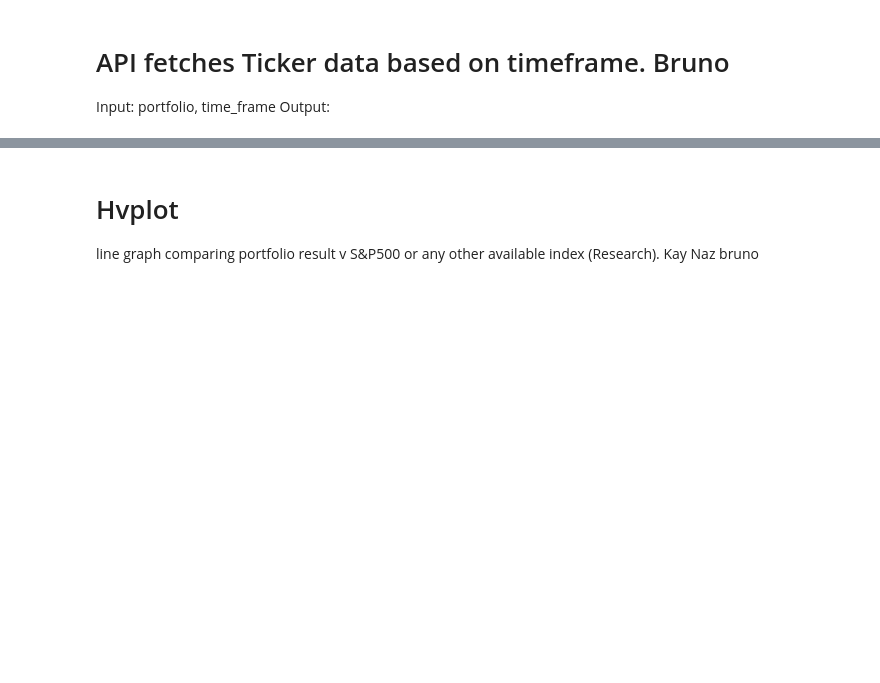
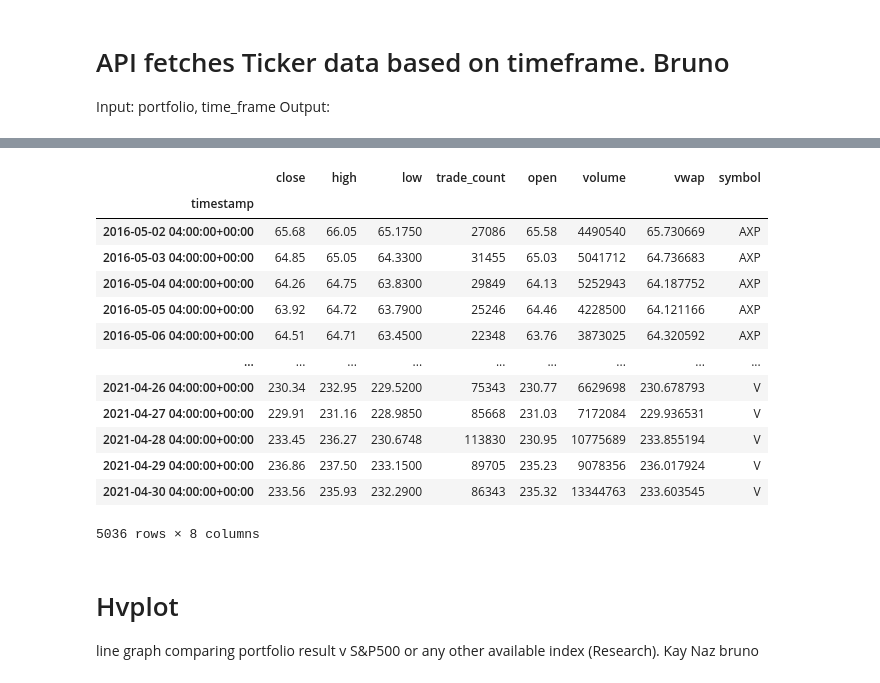
Before and after one commit to Bru-sic/TeamProj01, a Jupyter notebook: Code/main.ipynb, the cells around one changed output, grey strips where cells are left out. Drawn from its saved outputs; the diff is of its cells as text; code cells hidden in the pictures; blank space fills up the shorter version.

Commit message:
Read trading data

```diff
--- a/Code/main.ipynb
+++ b/Code/main.ipynb
@@ -24,12 +67,25 @@ import json
 # Initialise general global variables
 # %%
 # Intialise the makeup of the portfolio.
+# *** Nice to have: read the portfolio from a csv or database or a GUI (which then save to a csv or database)
 
-portfolio = [  # Initialise the portfolio composition.  *** Nice to have: read the portfolio from a csv or database or a GUI (which then save to a csv or database)
-#    ["Ticker", "Shares", "Buy Price"],   Ticker Code, Number of Shares Owned, Original Purchase Price per share
+# Column names for the portfolio dataframe
+column_names =     ["Ticker Code", "Qty Owned", "Buy Price", "Purchase Date"]       # Ticker Code, Quantity of Shares Owned, Original Purchase Price per share, Purchase Date
 
+portfolio_list = [
+# Set your portfolio contents here...
+#                  ** Ticker **  Qty   **  Buy   **  Purchase Date **
+#                  ** Code   **  Owned **  Price **  YYYY-MM-DD    **
+                   [ "V",       123.0,    44.32,    "2021-11-10"   ],
+                   [ "USB",      59.0,    43.11,    "2021-11-15"   ],
+                   [ "USB",      90.0,    42.67,    "2021-11-16"   ],
+                   [ "AXP",     234.0,    12.43,    "2020-07-22"   ],
+                   [ "MA",      115.0,    11.01,    "2020-08-25"   ],
+                   [ "MA",      112.0,    12.15,    "2020-08-28"   ]
 ]
 
+# Initialise the portfolio composition.
+portfolio_df = pd.DataFrame(portfolio_list, columns=column_names) # Note we may have multiple entried for the same stock so we can't index the Ticker Code.
+
 currency_code = "USD"            # Set the default currency code which we will be working with.  *** Nice to have: include multi-currency support and currency conversion.
-
 base_market_index_code = "SPY"   # Set the market index code to be used for comparative purposes against the portfolio.  *** Nice to have: user selects from a list
@@ -35,0 +102,4 @@ base_market_index_code = "SPY"   # Set the market index code to be used for comp
+# %%
+# Create a ticker list without duplicates from our portofolio
+ticker_list = portfolio_df["Ticker Code"].unique()
+ticker_list
@@ -64,3 +193,16 @@ def my_function2 ( p1 ):
+# %%
+# Function: get_stock_history ( ticker_list, start_date, end_date )
+# Purpose: Fetches the historical trading data for the specified stock(s).
+# Inputs:
+#   ticker_list: list of ticker symbols e.g. ["ABC", "DEF", "GHI"]
+#   start_date: oldest date in the data range to fetch
+#   end_date:   most recent date in the data range to fetch
+# Outputs:
+#   returns a data frame of historical trading data as per alpaca_api.get_bars format
+
+def get_stock_history ( ticker_list, start_date, end_date ):
+    timeframe = "1Day"
+    return alpaca_api.get_bars( ticker_list, timeframe, start = start_date, end = end_date ).df
 # %% [markdown]
 ## Function 3
 # %%
@@ -109,3 +382,25 @@ Output:
+# %%
+# Get all historical trading data for all stocks
+start_date = pd.Timestamp('2016-05-01', tz='America/New_York').isoformat()
+end_date = pd.Timestamp('2021-05-01', tz='America/New_York').isoformat()
+
+all_historical_data_df = get_stock_history( ticker_list, start_date, end_date )
+all_historical_data_df
+# %% [output]
+|  | close | high | low | trade_count | open | volume | vwap | symbol |
+| timestamp |  |  |  |  |  |  |  |  |
+| 2016-05-02 04:00:00+00:00 | 65.68 | 66.05 | 65.1750 | 27086 | 65.58 | 4490540 | 65.730669 | AXP |
+| 2016-05-03 04:00:00+00:00 | 64.85 | 65.05 | 64.3300 | 31455 | 65.03 | 5041712 | 64.736683 | AXP |
+| 2016-05-04 04:00:00+00:00 | 64.26 | 64.75 | 63.8300 | 29849 | 64.13 | 5252943 | 64.187752 | AXP |
+| 2016-05-05 04:00:00+00:00 | 63.92 | 64.72 | 63.7900 | 25246 | 64.46 | 4228500 | 64.121166 | AXP |
+| 2016-05-06 04:00:00+00:00 | 64.51 | 64.71 | 63.4500 | 22348 | 63.76 | 3873025 | 64.320592 | AXP |
+| ... | ... | ... | ... | ... | ... | ... | ... | ... |
+| 2021-04-26 04:00:00+00:00 | 230.34 | 232.95 | 229.5200 | 75343 | 230.77 | 6629698 | 230.678793 | V |
+| 2021-04-27 04:00:00+00:00 | 229.91 | 231.16 | 228.9850 | 85668 | 231.03 | 7172084 | 229.936531 | V |
+| 2021-04-28 04:00:00+00:00 | 233.45 | 236.27 | 230.6748 | 113830 | 230.95 | 10775689 | 233.855194 | V |
+| 2021-04-29 04:00:00+00:00 | 236.86 | 237.50 | 233.1500 | 89705 | 235.23 | 9078356 | 236.017924 | V |
+| 2021-04-30 04:00:00+00:00 | 233.56 | 235.93 | 232.2900 | 86343 | 235.32 | 13344763 | 233.603545 | V |
+5036 rows × 8 columns
 # %% [markdown]
 # Hvplot
 line graph comparing portfolio result v S&P500 or any other available index (Research). Kay Naz bruno
```
Also changed, not shown: parts of 31 cells of this notebook, 1 other file.
